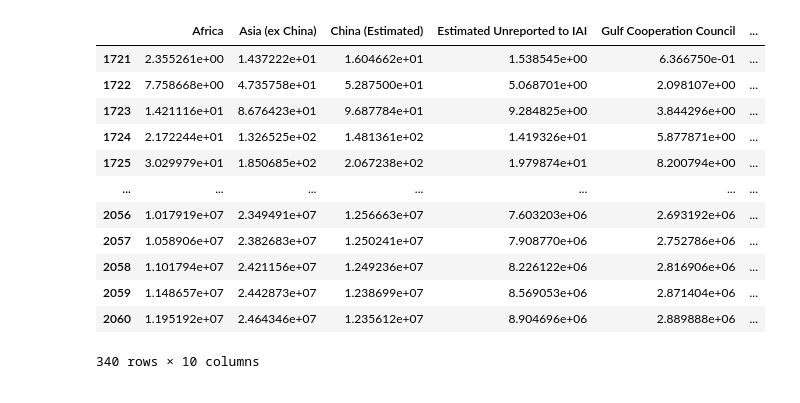
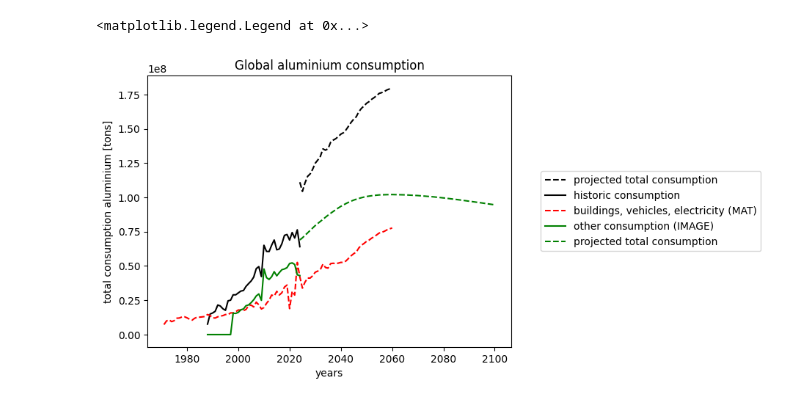
Before and after one commit to imagepbl/image-materials, a Jupyter notebook: imagematerials/rest_of/scripts_test/aluminium.ipynb, the cells around one changed output. Saved outputs shown, nothing was run; the diff lists cells and outputs as text; code cells hidden in the pictures.

```diff
--- a/imagematerials/rest_of/scripts_test/aluminium.ipynb
+++ b/imagematerials/rest_of/scripts_test/aluminium.ipynb
@@ -174,16 +178,25 @@ ax.legend(loc = 'right', bbox_to_anchor=(-0.5, 0.5))
-# %%
-aluminium.image_mat_material_regions_total
-# %% [output]
-|  | Africa | Asia (ex China) | China (Estimated) | Estimated Unreported to IAI | Gulf Cooperation Council | ... |
-| 1721 | 2.355261e+00 | 1.437222e+01 | 1.604662e+01 | 1.538545e+00 | 6.366750e-01 | ... |
-| 1722 | 7.758668e+00 | 4.735758e+01 | 5.287500e+01 | 5.068701e+00 | 2.098107e+00 | ... |
-| 1723 | 1.421116e+01 | 8.676423e+01 | 9.687784e+01 | 9.284825e+00 | 3.844296e+00 | ... |
-| 1724 | 2.172244e+01 | 1.326525e+02 | 1.481361e+02 | 1.419326e+01 | 5.877871e+00 | ... |
-| 1725 | 3.029979e+01 | 1.850685e+02 | 2.067238e+02 | 1.979874e+01 | 8.200794e+00 | ... |
-| ... | ... | ... | ... | ... | ... | ... |
-| 2056 | 1.017919e+07 | 2.349491e+07 | 1.256663e+07 | 7.603203e+06 | 2.693192e+06 | ... |
-| 2057 | 1.058906e+07 | 2.382683e+07 | 1.250241e+07 | 7.908770e+06 | 2.752786e+06 | ... |
-| 2058 | 1.101794e+07 | 2.421156e+07 | 1.249236e+07 | 8.226122e+06 | 2.816906e+06 | ... |
-| 2059 | 1.148657e+07 | 2.442873e+07 | 1.238699e+07 | 8.569053e+06 | 2.871404e+06 | ... |
-| 2060 | 1.195192e+07 | 2.464346e+07 | 1.235612e+07 | 8.904696e+06 | 2.889888e+06 | ... |
-340 rows × 10 columns
+# %%
+fig, ax = plt.subplots()             # Create a figure containing a single Axes.
+
+ax.plot(aluminium.projection_per_region_total.sum(axis = 1) + aluminium.image_mat_data.sum(axis = 1).loc[2024:] - aluminium.projection_per_region_total["Asia (ex China)"],
+        linestyle = '--', color = 'black', label = 'projected total consumption')
+
+ax.plot(aluminium.historic_consumption_data.sum(axis = 1),
+        linestyle = '-', color = 'black', label = 'historic consumption')
+
+ax.plot(aluminium.image_mat_data.sum(axis = 1).loc[1971:],
+        linestyle = '--', color = 'red', label = 'buildings, vehicles, electricity (MAT)')
+
+ax.plot(aluminium.historic_other_fraction_consumption.sum(axis = 1),
+        linestyle = '-', color = 'green', label = 'other consumption (IMAGE)')
+
+ax.plot(aluminium.projection_per_region_total.loc[2024: ].sum(axis = 1) - aluminium.projection_per_region_total["Asia (ex China)"],
+        linestyle = '--', color = 'green', label = 'projected total consumption')
+
+ax.set_ylabel("total consumption aluminium [tons]")
+ax.set_xlabel("years")
+ax.title.set_text("Global aluminium consumption")
+ax.legend(loc = 'right', bbox_to_anchor=(1.7, 0.5))
+# %% [output]
+<matplotlib.legend.Legend at 0x...>
+[figure, added]
```
Also changed, not shown: parts of 11 cells of this notebook, 7 other files.
